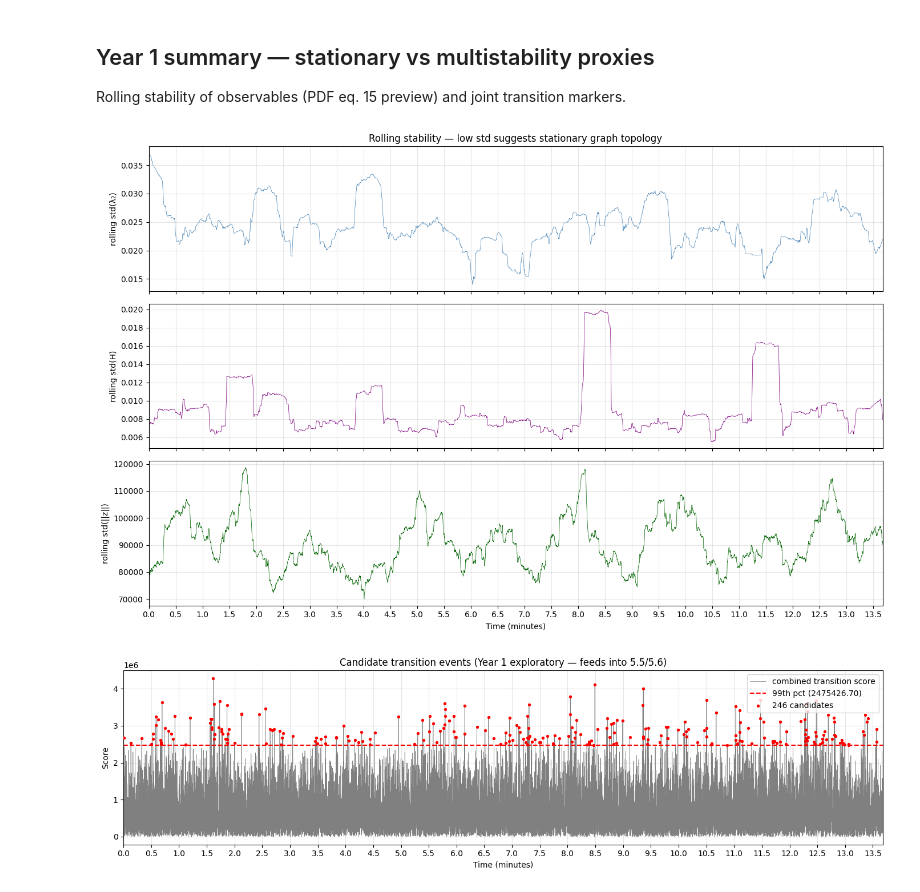
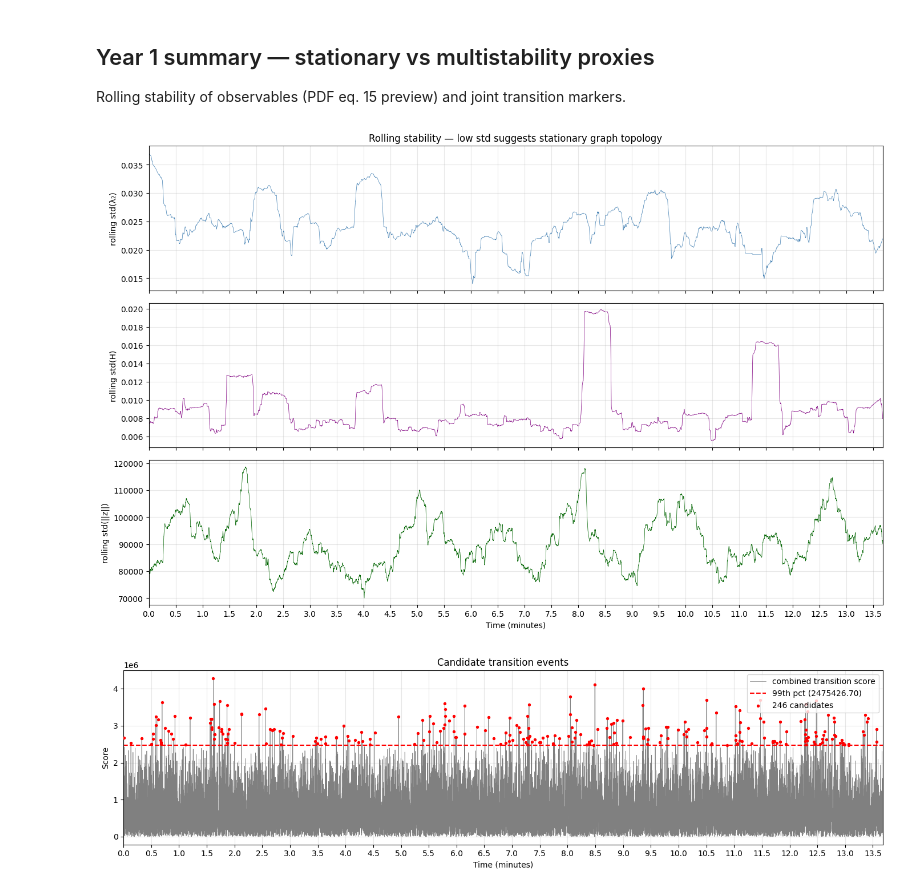
Before and after one commit to josefberman/SpectralSchooling, a Jupyter notebook: analyse_results.ipynb, the cells around one changed output. Saved outputs shown, nothing was run; the diff lists cells and outputs as text; code cells hidden in the pictures.

```diff
--- a/analyse_results.ipynb
+++ b/analyse_results.ipynb
@@ -331,35 +383,35 @@ for ax in axes:
 
 plt.tight_layout()
 plt.show()
 
 # Flag candidate transition frames (large simultaneous changes)
 score = (
     np.abs(np.gradient(lambda2, dmd.dt))
     + np.abs(np.gradient(entropy, dmd.dt))
     + np.abs(np.gradient(z_norm, dmd.dt))
 )
 threshold = np.nanpercentile(score, 99)
 candidates = np.where(score >= threshold)[0]
 
 fig, ax = plt.subplots(figsize=(14, 4))
 ax.plot(time_s / 60, score, lw=0.5, color="gray", label="combined transition score")
 ax.axhline(threshold, color="red", ls="--", label=f"99th pct ({threshold:.2f})")
 ax.scatter(time_s[candidates] / 60, score[candidates], c="red", s=8, zorder=5, label=f"{len(candidates)} candidates")
 ax.set_xlabel("Time (minutes)")
 ax.set_ylabel("Score")
-ax.set_title("Candidate transition events (Year 1 exploratory — feeds into 5.5/5.6)")
+ax.set_title("Candidate transition events")
 ax.legend()
 ax.grid(alpha=0.3)
 
 # Set x ticks to half a minute for this plot too
 ax.set_xticks(xticks)
 ax.set_xlim((start_min, end_min))
 
 plt.tight_layout()
 plt.show()
 # %% [output]
 [figure]
-[figure, old version]
+[figure, new version]
 # %%
 # Cross-correlation between key scalar observables
 from scipy.signal import correlate
```
Also changed, not shown: parts of 11 cells of this notebook, 12 other files.
